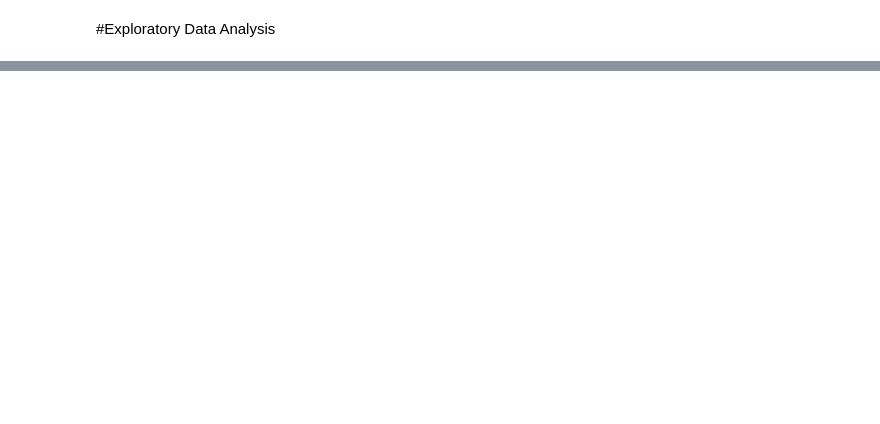
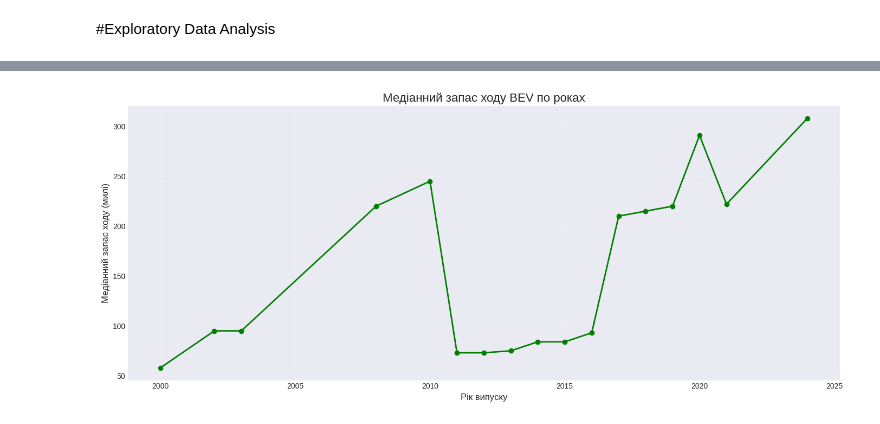
Before and after one commit to MariaBatoorina/electric-vehicles-analysis, a Jupyter notebook: Exploratory_Data_Analysis.ipynb, the cells around one changed output, grey strips where cells are left out. Cells and saved outputs as stored; diff of their text form; code cells hidden in the pictures; blank space fills up the shorter version.

```diff
--- a/Exploratory_Data_Analysis.ipynb
+++ b/Exploratory_Data_Analysis.ipynb
@@ -544,0 +317,26 @@ Snohomish та Pierce — наступні за концентрацією (12.4
+# %%
+df_range = df[df['Electric Range'] > 0].copy()
+
+count_by_year_type = df_range.groupby(
+    ['Model Year', 'Electric Vehicle Type']
+).size().reset_index(name='Count')
+
+pivot_counts = count_by_year_type.pivot(
+    index='Model Year',
+    columns='Electric Vehicle Type',
+    values='Count'
+).fillna(0).astype(int)
+
+#print("\nКількість авто по роках і типах:")
+#print(pivot_counts)
+
+for year in pivot_counts.index:
+    bev_count = pivot_counts.loc[year, 'Battery Electric Vehicle (BEV)'] if 'Battery Electric Vehicle (BEV)' in pivot_counts.columns else 0
+    phev_count = pivot_counts.loc[year, 'Plug-in Hybrid Electric Vehicle (PHEV)'] if 'Plug-in Hybrid Electric Vehicle (PHEV)' in pivot_counts.columns else 0
+
+    #if bev_count < 50:
+        #print(f"{year:.0f}: BEV - {bev_count} авто (мало даних)")
+    #elif phev_count < 50:
+        #print(f"{year:.0f}: PHEV - {phev_count} авто (мало даних)")
+    #else:
+        #print(f"{year:.0f}: BEV - {bev_count}, PHEV - {phev_count}")
@@ -544,0 +391,17 @@ Snohomish та Pierce — наступні за концентрацією (12.4
+# %%
+#BEV
+
+bev_data = df_range[df_range['Electric Vehicle Type'] == 'Battery Electric Vehicle (BEV)']
+bev_by_year = bev_data.groupby('Model Year')['Electric Range'].median()
+
+fig, ax = plt.subplots(figsize=(14, 6))
+bev_by_year.plot(kind='line', marker='o', ax=ax, color='green', linewidth=2)
+ax.set_title('Медіанний запас ходу BEV по роках', fontsize=16)
+ax.set_xlabel('Рік випуску', fontsize=12)
+ax.set_ylabel('Медіанний запас ходу (милі)', fontsize=12)
+ax.grid(True, alpha=0.3)
+plt.tight_layout()
+plt.savefig('visualizations/bev_range_by_year.png', dpi=300)
+plt.show()
+# %% [output]
+[figure, added]
```
Also changed, not shown: parts of 46 cells of this notebook.
